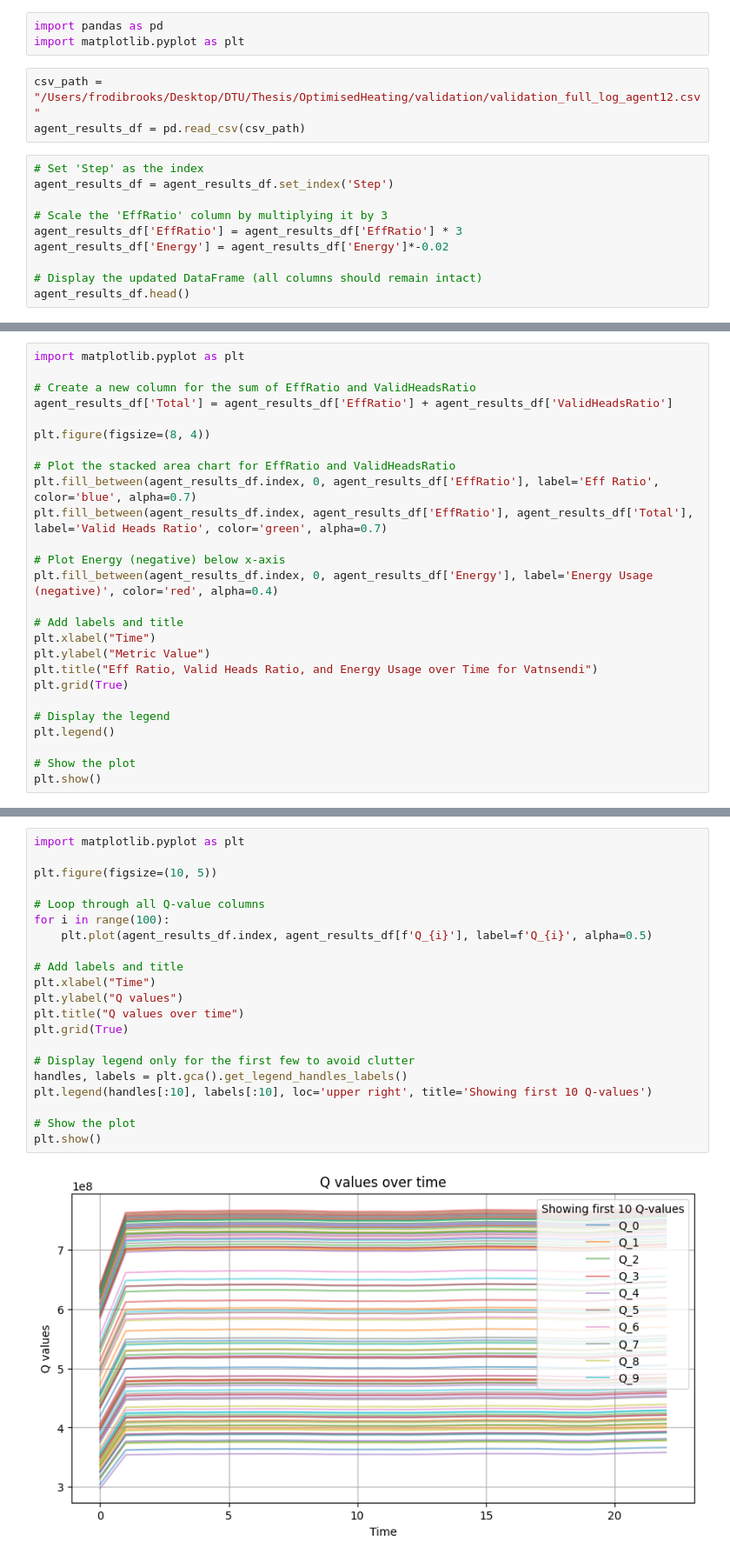
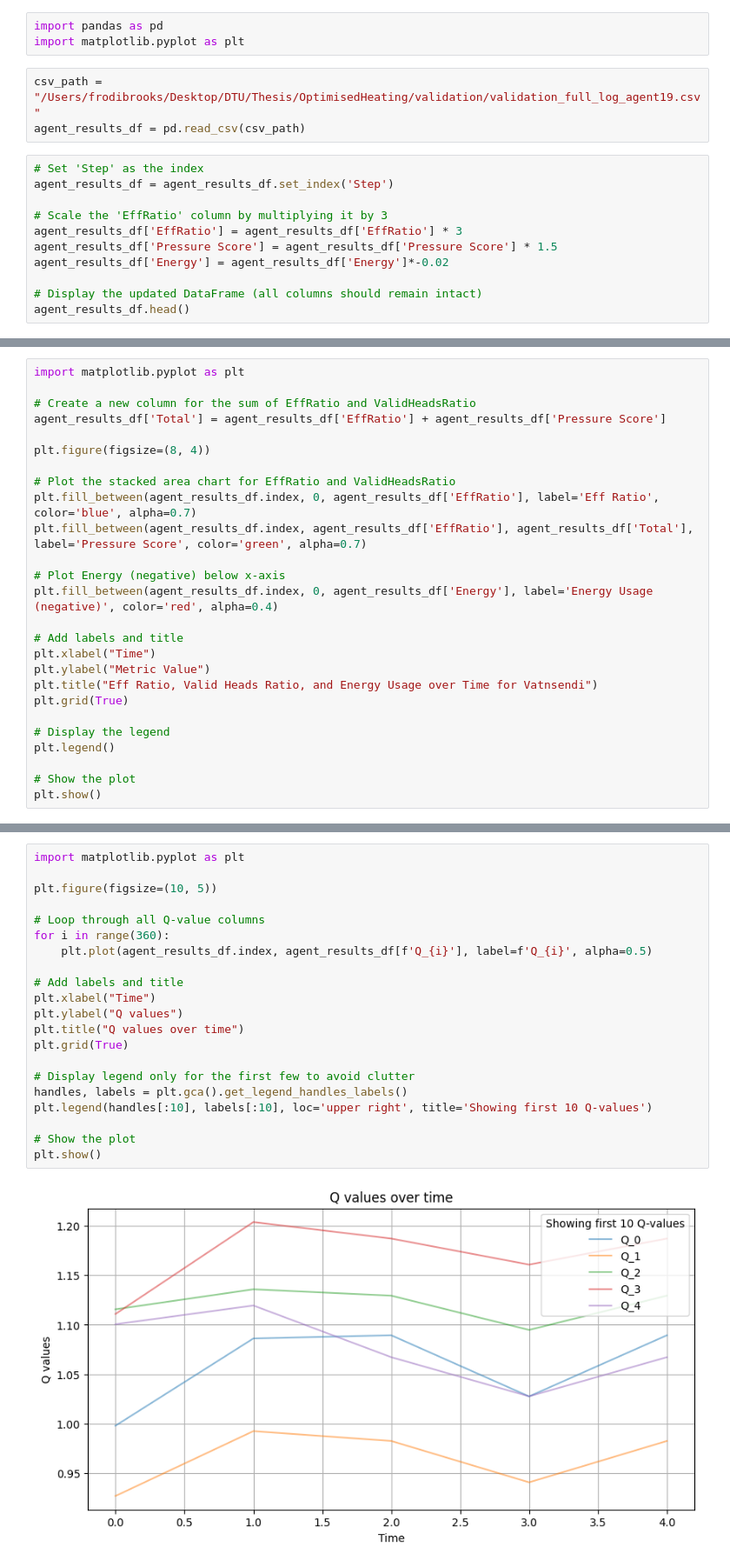
Before and after one commit to frodibrooks/OptimisedHeating, a Jupyter notebook: validation/plot_validation.ipynb, the cells around one changed output, grey strips where cells are left out. Shown at 87% size. Saved outputs shown, nothing was run; the diff lists cells and outputs as text.

```diff
--- a/validation/plot_validation.ipynb
+++ b/validation/plot_validation.ipynb
@@ -2,7 +2,7 @@
 import pandas as pd
 import matplotlib.pyplot as plt
 # %%
-csv_path = "/Users/frodibrooks/Desktop/DTU/Thesis/OptimisedHeating/validation/validation_full_log_agent12.csv"
+csv_path = "/Users/frodibrooks/Desktop/DTU/Thesis/OptimisedHeating/validation/validation_full_log_agent19.csv"
 agent_results_df = pd.read_csv(csv_path)
 # %%
 # Set 'Step' as the index
@@ -10,6 +10,7 @@ agent_results_df = agent_results_df.set_index('Step')
 
 # Scale the 'EffRatio' column by multiplying it by 3
 agent_results_df['EffRatio'] = agent_results_df['EffRatio'] * 3
+agent_results_df['Pressure Score'] = agent_results_df['Pressure Score'] * 1.5
 agent_results_df['Energy'] = agent_results_df['Energy']*-0.02
 
 # Display the updated DataFrame (all columns should remain intact)
@@ -141,13 +142,13 @@ plt.show()
 import matplotlib.pyplot as plt
 
 # Create a new column for the sum of EffRatio and ValidHeadsRatio
-agent_results_df['Total'] = agent_results_df['EffRatio'] + agent_results_df['ValidHeadsRatio']
+agent_results_df['Total'] = agent_results_df['EffRatio'] + agent_results_df['Pressure Score']
 
 plt.figure(figsize=(8, 4))
 
 # Plot the stacked area chart for EffRatio and ValidHeadsRatio
 plt.fill_between(agent_results_df.index, 0, agent_results_df['EffRatio'], label='Eff Ratio', color='blue', alpha=0.7)
-plt.fill_between(agent_results_df.index, agent_results_df['EffRatio'], agent_results_df['Total'], label='Valid Heads Ratio', color='green', alpha=0.7)
+plt.fill_between(agent_results_df.index, agent_results_df['EffRatio'], agent_results_df['Total'], label='Pressure Score', color='green', alpha=0.7)
 
 # Plot Energy (negative) below x-axis
 plt.fill_between(agent_results_df.index, 0, agent_results_df['Energy'], label='Energy Usage (negative)', color='red', alpha=0.4)
@@ -214,23 +203,23 @@ Step 22  Group 1: 1.0,  Group 2: 1.2, Demand scale 0.8998931887273026
 # %%
 import matplotlib.pyplot as plt
 
 plt.figure(figsize=(10, 5))
 
 # Loop through all Q-value columns
-for i in range(100):
+for i in range(360):
     plt.plot(agent_results_df.index, agent_results_df[f'Q_{i}'], label=f'Q_{i}', alpha=0.5)
 
 # Add labels and title
 plt.xlabel("Time")
 plt.ylabel("Q values")
 plt.title("Q values over time")
 plt.grid(True)
 
 # Display legend only for the first few to avoid clutter
 handles, labels = plt.gca().get_legend_handles_labels()
 plt.legend(handles[:10], labels[:10], loc='upper right', title='Showing first 10 Q-values')
 
 # Show the plot
 plt.show()
 # %% [output]
-[figure, old version]
+[figure, new version]
```
Also changed, not shown: parts of 11 cells of this notebook, 4 other files.
